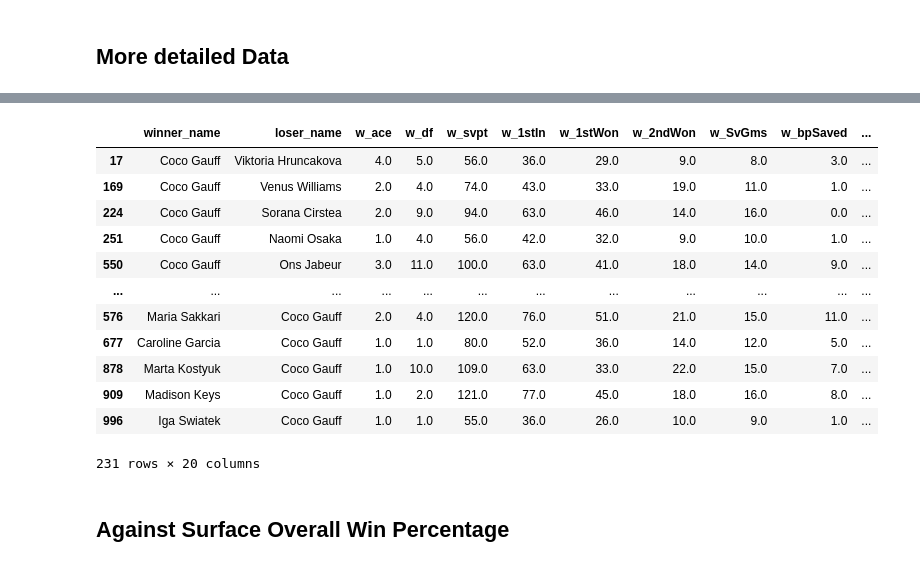
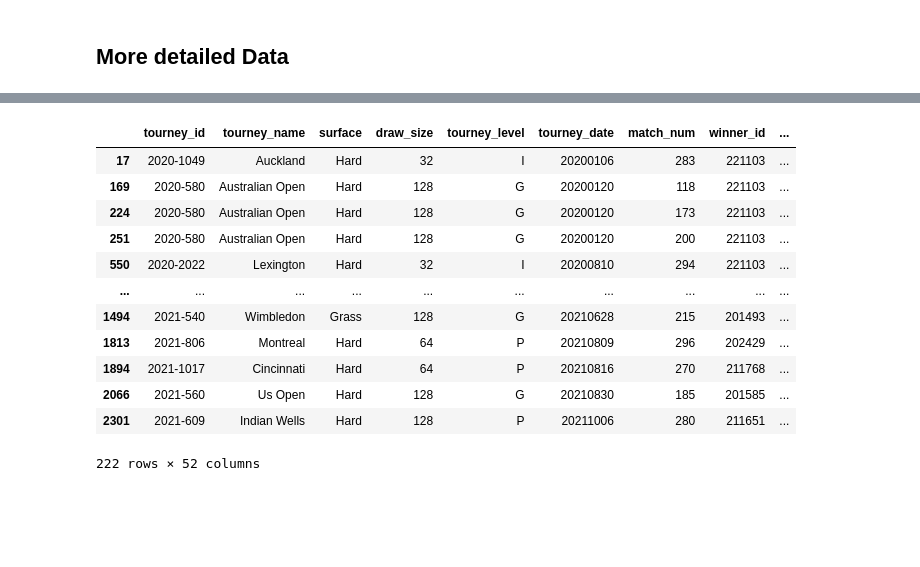
Before and after one commit to BrendanKenny1/Tennis-Project, a Jupyter notebook: P1.ipynb, the cells around one changed output, grey strips where cells are left out. Drawn from its saved outputs; the diff is of its cells as text; code cells hidden in the pictures; blank space fills up the shorter version.

```diff
--- a/P1.ipynb
+++ b/P1.ipynb
@@ -107,19 +245,0 @@ Index(['tourney_name', 'surface', 'draw_size', 'tourney_level', 'tourney_date',
-# %%
-Cgyears[['winner_name','loser_name','w_ace', 'w_df', 'w_svpt', 'w_1stIn', 'w_1stWon',
-       'w_2ndWon', 'w_SvGms', 'w_bpSaved', 'w_bpFaced', 'l_ace', 'l_df',
-       'l_svpt', 'l_1stIn', 'l_1stWon', 'l_2ndWon', 'l_SvGms', 'l_bpSaved',
-       'l_bpFaced']]
-# %% [output]
-|  | winner_name | loser_name | w_ace | w_df | w_svpt | w_1stIn | w_1stWon | w_2ndWon | w_SvGms | w_bpSaved | ... |
-| 17 | Coco Gauff | Viktoria Hruncakova | 4.0 | 5.0 | 56.0 | 36.0 | 29.0 | 9.0 | 8.0 | 3.0 | ... |
-| 169 | Coco Gauff | Venus Williams | 2.0 | 4.0 | 74.0 | 43.0 | 33.0 | 19.0 | 11.0 | 1.0 | ... |
-| 224 | Coco Gauff | Sorana Cirstea | 2.0 | 9.0 | 94.0 | 63.0 | 46.0 | 14.0 | 16.0 | 0.0 | ... |
-| 251 | Coco Gauff | Naomi Osaka | 1.0 | 4.0 | 56.0 | 42.0 | 32.0 | 9.0 | 10.0 | 1.0 | ... |
-| 550 | Coco Gauff | Ons Jabeur | 3.0 | 11.0 | 100.0 | 63.0 | 41.0 | 18.0 | 14.0 | 9.0 | ... |
-| ... | ... | ... | ... | ... | ... | ... | ... | ... | ... | ... | ... |
-| 576 | Maria Sakkari | Coco Gauff | 2.0 | 4.0 | 120.0 | 76.0 | 51.0 | 21.0 | 15.0 | 11.0 | ... |
-| 677 | Caroline Garcia | Coco Gauff | 1.0 | 1.0 | 80.0 | 52.0 | 36.0 | 14.0 | 12.0 | 5.0 | ... |
-| 878 | Marta Kostyuk | Coco Gauff | 1.0 | 10.0 | 109.0 | 63.0 | 33.0 | 22.0 | 15.0 | 7.0 | ... |
-| 909 | Madison Keys | Coco Gauff | 1.0 | 2.0 | 121.0 | 77.0 | 45.0 | 18.0 | 16.0 | 8.0 | ... |
-| 996 | Iga Swiatek | Coco Gauff | 1.0 | 1.0 | 55.0 | 36.0 | 26.0 | 10.0 | 9.0 | 1.0 | ... |
-231 rows × 20 columns
@@ -149,2 +246,18 @@ Asyears['Lose'] = Asyears['loser_name'].apply(lambda x: 0 if x != 'Aryna Sabalen
+# %%
+years
+# %% [output]
+|  | tourney_id | tourney_name | surface | draw_size | tourney_level | tourney_date | match_num | winner_id | ... |
+| 17 | 2020-1049 | Auckland | Hard | 32 | I | 20200106 | 283 | 221103 | ... |
+| 169 | 2020-580 | Australian Open | Hard | 128 | G | 20200120 | 118 | 221103 | ... |
+| 224 | 2020-580 | Australian Open | Hard | 128 | G | 20200120 | 173 | 221103 | ... |
+| 251 | 2020-580 | Australian Open | Hard | 128 | G | 20200120 | 200 | 221103 | ... |
+| 550 | 2020-2022 | Lexington | Hard | 32 | I | 20200810 | 294 | 221103 | ... |
+| ... | ... | ... | ... | ... | ... | ... | ... | ... | ... |
+| 1494 | 2021-540 | Wimbledon | Grass | 128 | G | 20210628 | 215 | 201493 | ... |
+| 1813 | 2021-806 | Montreal | Hard | 64 | P | 20210809 | 296 | 202429 | ... |
+| 1894 | 2021-1017 | Cincinnati | Hard | 64 | P | 20210816 | 270 | 211768 | ... |
+| 2066 | 2021-560 | Us Open | Hard | 128 | G | 20210830 | 185 | 201585 | ... |
+| 2301 | 2021-609 | Indian Wells | Hard | 128 | P | 20211006 | 280 | 211651 | ... |
+222 rows × 52 columns
 # %%
 # Calculate Win Percentage
@@ -156,5 +265,3 @@ Cgyears['winner_name'].apply(lambda x: 0 if x != 'Aryna Sabalenka' else 1)
-# %% [markdown]
-## Against Surface Overall Win Percentage
 # %%
 # Group by Year and Surface, and calculate average win percentage
 
```
Also changed, not shown: parts of 40 cells of this notebook.
